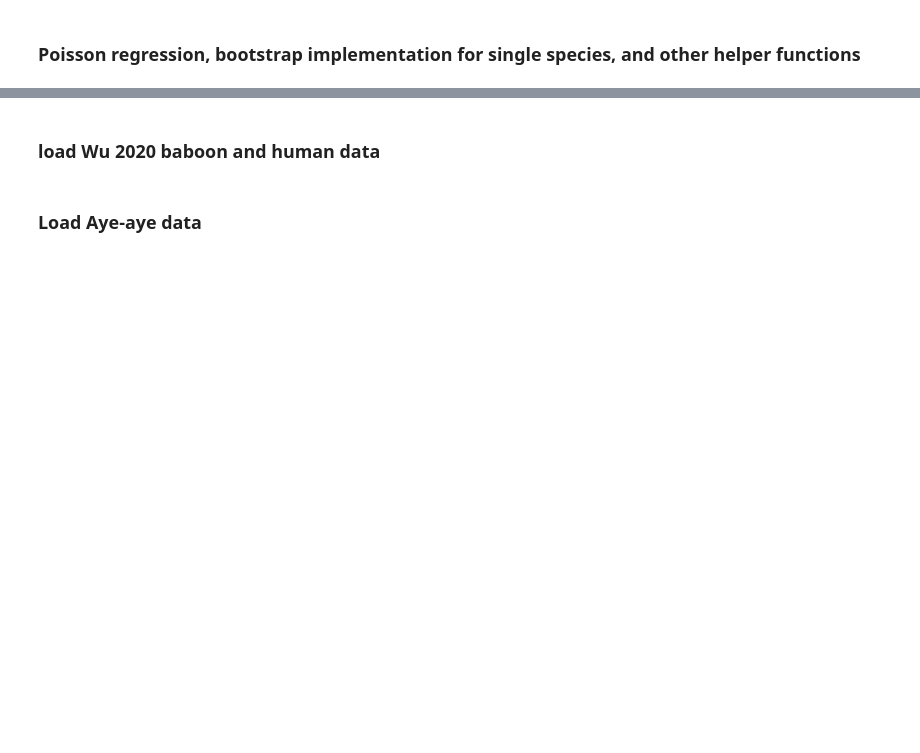
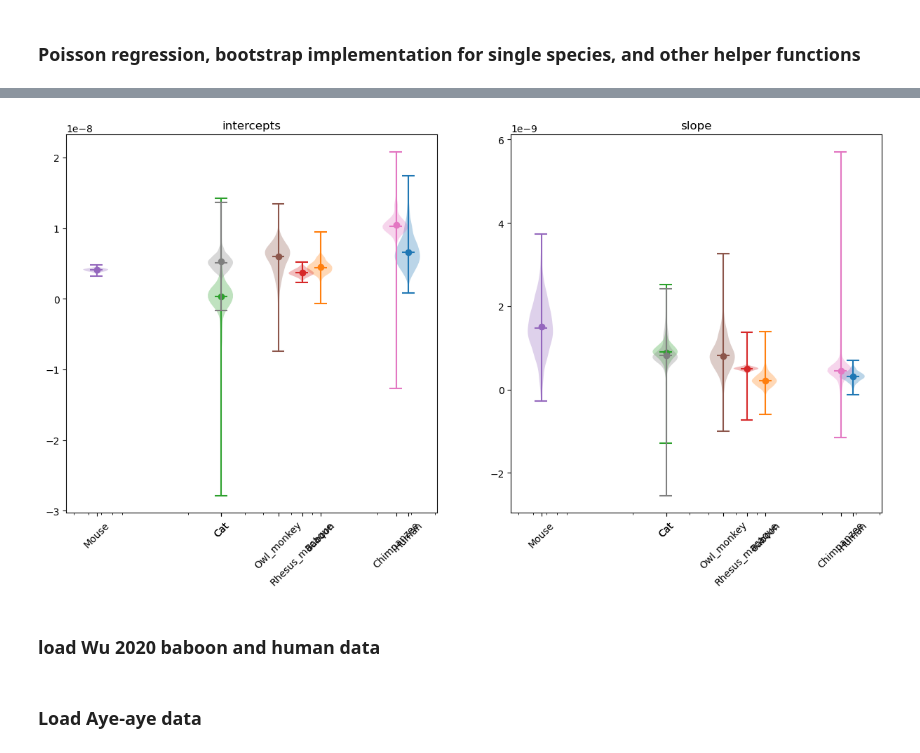
Before and after one commit to harrispopgen/clocklike-DBH, a Jupyter notebook: mutation_rate_regression_literation.ipynb, the cells around one changed output, grey strips where cells are left out. Saved outputs shown, nothing was run; the diff lists cells and outputs as text; code cells hidden in the pictures; blank space fills up the shorter version.

```diff
--- a/mutation_rate_regression_literation.ipynb
+++ b/mutation_rate_regression_literation.ipynb
@@ -135,3 +612,31 @@ def compute_weighted_average_age_and_regression_covariates(paternal_age, materna
+# %%
+def plot_bootstrap_intercept_and_slope_vs_generation_time(bootstrap_result, generation_time):
+    fig, ax = plt.subplots(1, 2, figsize=(15,7))
+    generation_time_values = list(generation_time.values())
+    gen_log10_min = np.min(np.log10(generation_time_values))
+
+    for idx, (s, result) in enumerate(bootstrap_result.items()):
+        intercept, slope = result["intercept"], result["slope"]
+        intercept_original, slope_original = intercept[0], slope[0]
+        width_scale = np.log10(generation_time[s]) - gen_log10_min
+
+        ax[0].violinplot(intercept, positions=[generation_time[s]], showmedians=True, widths=[10**width_scale * 0.2]) #, widths=[3], log_scale=True)
+        ax[0].scatter(generation_time[s], intercept_original, marker="o")
+        ax[0].set_title("intercepts")
+
+        ax[1].violinplot(slope, positions=[generation_time[s]], showmedians=True, widths=[10**width_scale * 0.2])
+        ax[1].scatter(generation_time[s], slope_original, marker="o")
+        ax[1].set_title("slope")
+    ax[0].set_xscale("log")
+    ax[1].set_xscale("log")
+
+    labels = [s for s in bootstrap_result.keys()]
+    x_pos = [generation_time[l] for l in labels]
+    ax[0].set_xticks(x_pos, labels, rotation=45)
+    ax[1].set_xticks(x_pos, labels, rotation=45)
+plot_bootstrap_intercept_and_slope_vs_generation_time(bootstrap_result, generation_time)
+# %% [output]
+[figure, added]
 # %% [markdown]
 ### load Wu 2020 baboon and human data
 # %%
```
Also changed, not shown: parts of 20 cells of this notebook.
